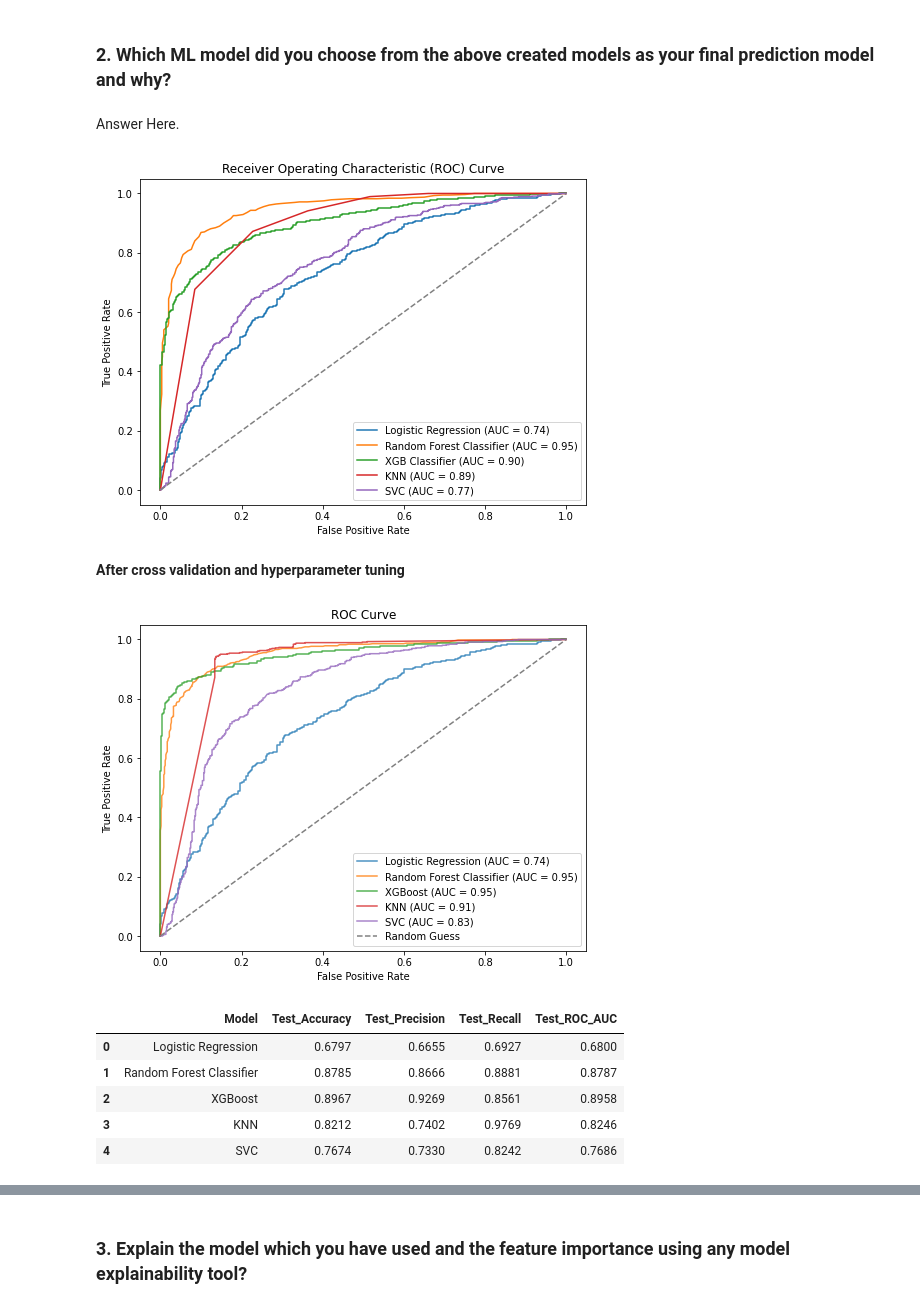
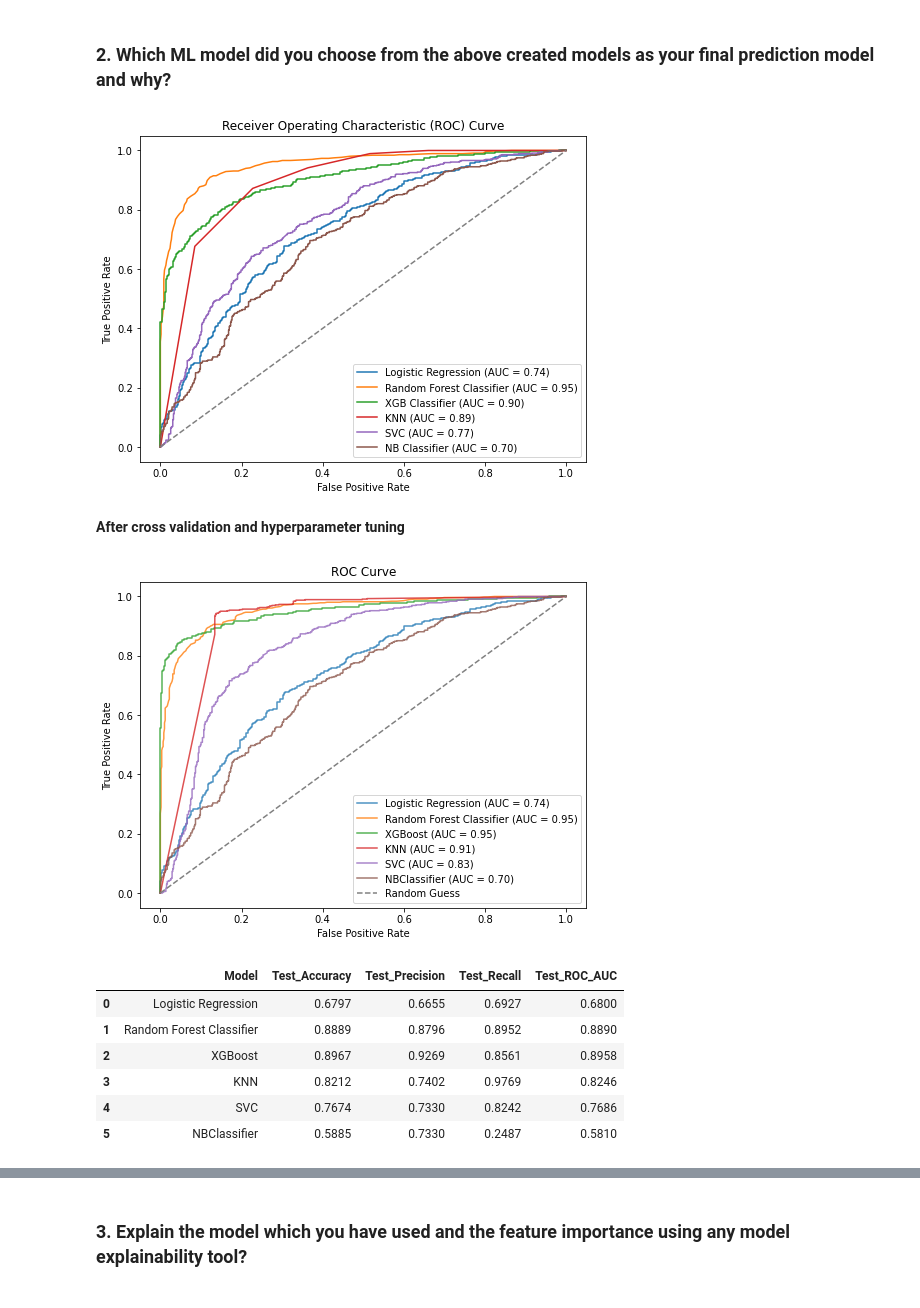
Before and after one commit to Shraddha6999/CARDIOVASCULAR-RISK-PREDICTION-, a Jupyter notebook: Cardiovascular_Risk_Prediction.ipynb, the cells around one changed output, grey strips where cells are left out. Cells and saved outputs as stored; diff of their text form; code cells hidden in the pictures.

```diff
--- a/Cardiovascular_Risk_Prediction.ipynb
+++ b/Cardiovascular_Risk_Prediction.ipynb
@@ -1995,0 +2001,11 @@ Test ROC AUC        0.7686
+# %%
+# ML Model - 6 Implementation
+# create an instance of the Gaussian Naive Bayes classifier
+nb = GaussianNB()
+
+# Fit the Algorithm
+nb.fit(x_train, y_train)
+
+# Predict on the model
+y_train_nb_pred = nb.predict(x_train)
+y_test_nb_pred = nb.predict(x_test)
@@ -1995,0 +2030,25 @@ Test ROC AUC        0.7686
+# %%
+# ML Model - 6  Implementation with hyperparameter optimization techniques (i.e., GridSearch CV, RandomSearch CV, Bayesian Optimization etc.)
+from sklearn.model_selection import cross_val_score
+# create an instance of the Gaussian Naive Bayes classifier
+nb = GaussianNB()
+# set up the parameter grid for hyperparameter tuning
+param_grid = {'var_smoothing': [1e-9, 1e-8, 1e-7, 1e-6, 1e-5]}
+# perform a grid search with cross-validation to find the best hyperparameters
+grid_search = GridSearchCV(nb, param_grid, cv=5)
+grid_search.fit(x_train, y_train)
+# get the best hyperparameters and print them
+best_params = grid_search.best_params_
+print('Best hyperparameters:', best_params)
+# create a new instance of the classifier using the best hyperparameters
+nb_best = GaussianNB(**best_params)
+# evaluate the classifier using cross-validation
+scores = cross_val_score(nb_best, x_train, y_train, cv=5)
+# print the cross-validation scores
+print('Cross-validation scores:', scores)
+# train the classifier on the entire training set using the best hyperparameters
+nb_best.fit(x_train, y_train)
+# make predictions on the training and test sets
+y_train_nb_pred_gs = nb_best.predict(x_train)
+y_test_nb_pred_gs = nb_best.predict(x_test)
+y_score_nb_pred_gs = nb_best.predict_proba(x_test)[:, 1]
@@ -2000,38 +2090,38 @@ Answer Here.
 # %% [markdown]
 ### 2. Which ML model did you choose from the above created models as your final prediction model and why?
-# %% [markdown]
-Answer Here.
 # %%
 # define the classifiers
 classifiers = [ ("Logistic Regression", LogisticRegression()),
                 ("Random Forest Classifier", RandomForestClassifier()),
                 ("XGB Classifier", XGBClassifier()),
                 ("KNN", KNeighborsClassifier()),
-                ("SVC", SVC(probability=True))]
+                ("SVC", SVC(probability=True)),
+                ("NB Classifier", GaussianNB())]
 
 # iterate through classifiers and plot ROC curves
 plt.figure(figsize=(8, 6))
 for name, classifier in classifiers:
     classifier.fit(x_train, y_train)
     y_score = classifier.predict_proba(x_test)[:, 1]
     fpr, tpr, _ = roc_curve(y_test, y_score)
     roc_auc = auc(fpr, tpr)
     plt.plot(fpr, tpr, label=f"{name} (AUC = {roc_auc:.2f})")
 plt.plot([0, 1], [0, 1], color='gray', linestyle='--')
 plt.xlabel('False Positive Rate')
 plt.ylabel('True Positive Rate')
 plt.title('Receiver Operating Characteristic (ROC) Curve')
 plt.legend(loc="lower right")
 plt.show()
 # %% [output]
-[figure, old version]
+[figure, new version]
 # %% [markdown]
 **After cross validation and hyperparameter tuning**
 # %%
 # Storing metrics in order to make dataframe
 # (after cross validation and hyperparameter tuning)
-Model = ["Logistic Regression", "Random Forest Classifier", "XGBoost", "KNN", "SVC"]
-Y_SCORE = [y_score_logistic_pred_cv, y_score_rf_pred_gs, y_score_xgb_pred_gs, y_score_knn_pred_gs, y_score_svc_pred_gs]
+Model = ["Logistic Regression", "Random Forest Classifier", "XGBoost", "KNN", "SVC","NBClassifier"]
+Y_SCORE = [y_score_logistic_pred_cv, y_score_rf_pred_gs, y_score_xgb_pred_gs,
+           y_score_knn_pred_gs, y_score_svc_pred_gs,y_score_nb_pred_gs]
 
 # Create dataframe from the lists
 data = {'MODEL': Model, 'Y_SCORE': Y_SCORE}
@@ -2050,15 +2140,15 @@ plt.title('ROC Curve')
 plt.legend(loc="lower right")
 plt.show()
 # %% [output]
-[figure, old version]
+[figure, new version]
 # %%
 # Storing metrics in order to make dataframe of metrics
 # (after cross validation and hyperparameter tuning)
-Model          = ["Logistic Regression", "Random Forest Classifier", "XGBoost", "KNN", "SVC"]
-Test_Accuracy  = [0.6797,0.8785,0.8967,0.8212,0.7674]
-Test_Precision = [0.6655,0.8666,0.9269,0.7402,0.7330]
-Test_Recall    = [0.6927,0.8881,0.8561,0.9769,0.8242]
-Test_ROC_AUC   = [0.6800,0.8787,0.8958,0.8246,0.7686]
+Model          = ["Logistic Regression", "Random Forest Classifier", "XGBoost", "KNN", "SVC", "NBClassifier"]
+Test_Accuracy  = [0.6797,0.8889,0.8967,0.8212,0.7674,0.5885]
+Test_Precision = [0.6655,0.8796,0.9269,0.7402,0.7330,0.7330]
+Test_Recall    = [0.6927,0.8952,0.8561,0.9769,0.8242,0.2487]
+Test_ROC_AUC   = [0.6800,0.8890,0.8958,0.8246,0.7686,0.5810]
 # Create dataframe from the lists
 data = {'Model' : Model,
         'Test_Accuracy'  : Test_Accuracy,
@@ -2072,7 +2162,8 @@ Metric_df
 # %% [output]
 |  | Model | Test_Accuracy | Test_Precision | Test_Recall | Test_ROC_AUC |
 | 0 | Logistic Regression | 0.6797 | 0.6655 | 0.6927 | 0.6800 |
-| 1 | Random Forest Classifier | 0.8785 | 0.8666 | 0.8881 | 0.8787 |
+| 1 | Random Forest Classifier | 0.8889 | 0.8796 | 0.8952 | 0.8890 |
 | 2 | XGBoost | 0.8967 | 0.9269 | 0.8561 | 0.8958 |
 | 3 | KNN | 0.8212 | 0.7402 | 0.9769 | 0.8246 |
 | 4 | SVC | 0.7674 | 0.7330 | 0.8242 | 0.7686 |
+| 5 | NBClassifier | 0.5885 | 0.7330 | 0.2487 | 0.5810 |
```
Also changed, not shown: parts of 182 cells of this notebook.
